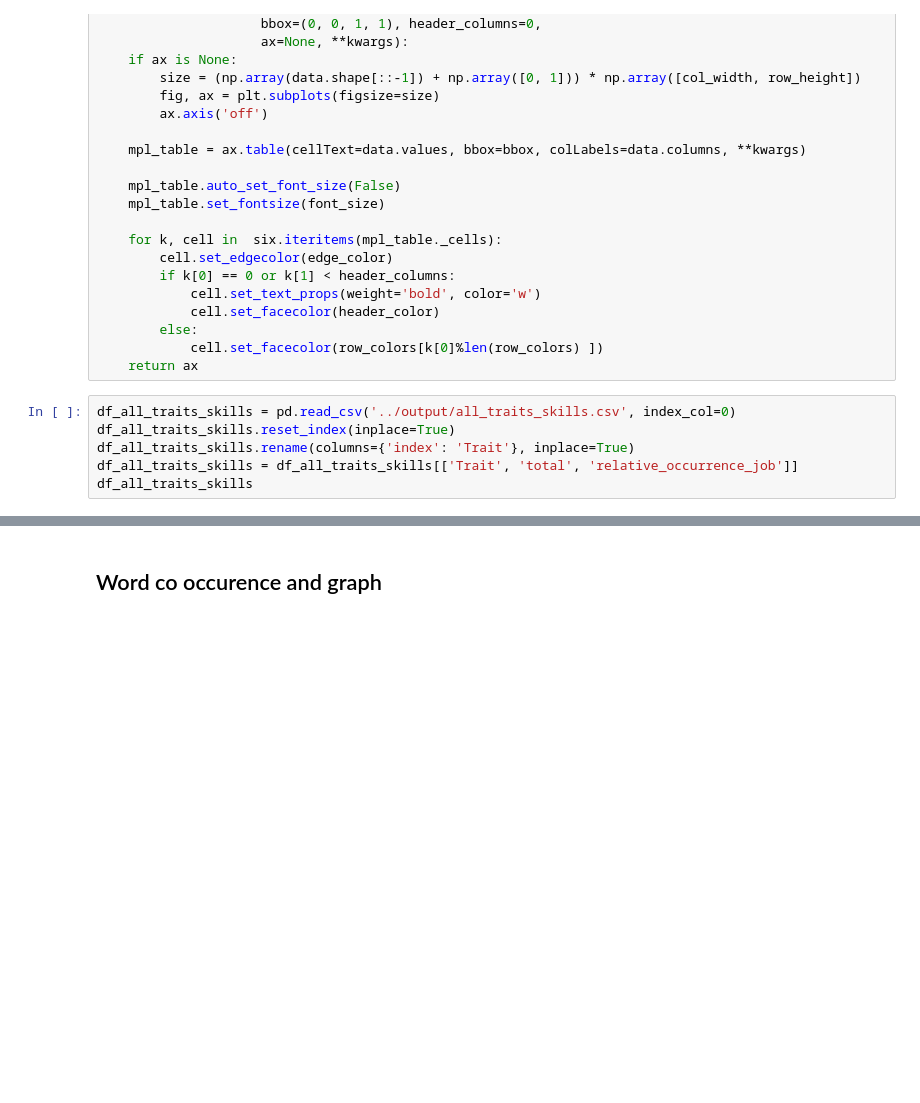
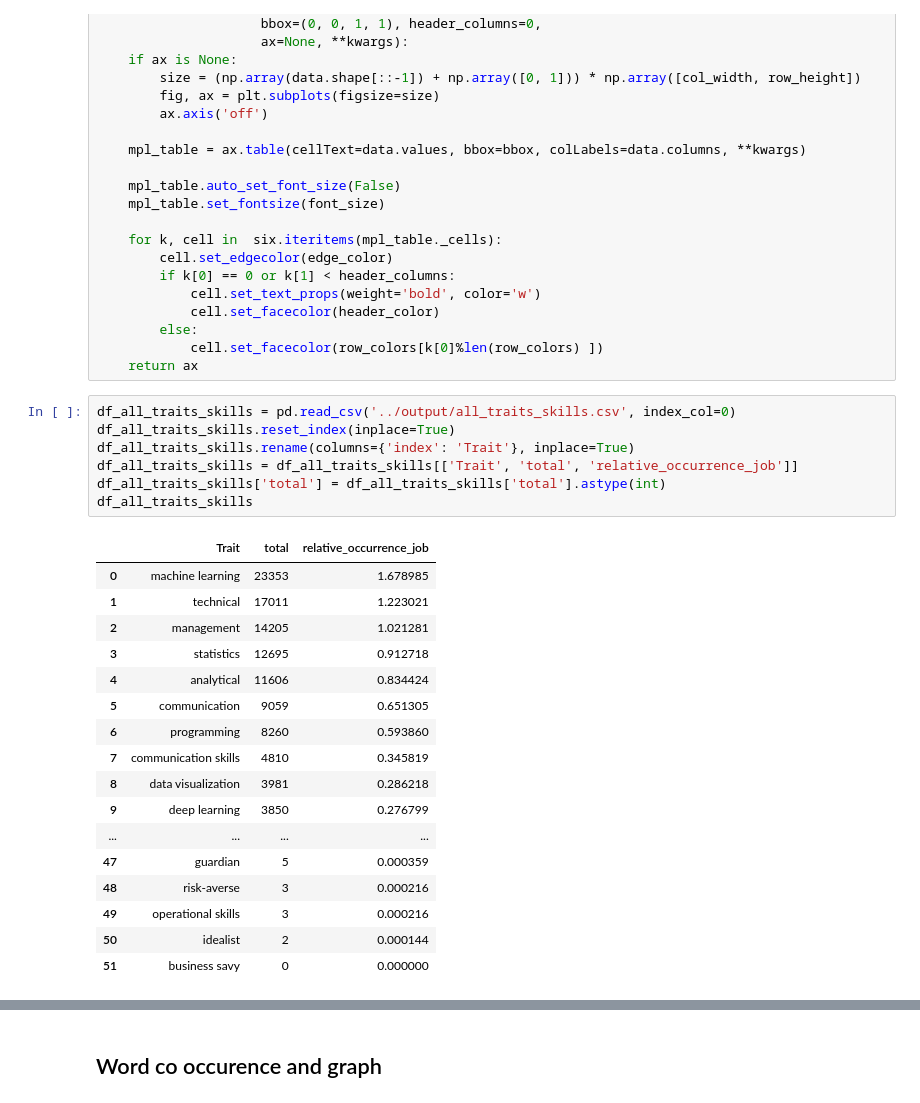
Before and after one commit to Cing2/2AMD20_knowledge, a Jupyter notebook: analysis/jop_postings.ipynb, the cells around one changed output, grey strips where cells are left out. Cells and saved outputs as stored; diff of their text form; blank space fills up the shorter version.

```diff
--- a/analysis/jop_postings.ipynb
+++ b/analysis/jop_postings.ipynb
@@ -451,9 +451,28 @@ def render_mpl_table(data, col_width=3.0, row_height=0.625, font_size=14,
 # %%
 df_all_traits_skills = pd.read_csv('../output/all_traits_skills.csv', index_col=0)
 df_all_traits_skills.reset_index(inplace=True)
 df_all_traits_skills.rename(columns={'index': 'Trait'}, inplace=True)
 df_all_traits_skills = df_all_traits_skills[['Trait', 'total', 'relative_occurrence_job']]
+df_all_traits_skills['total'] = df_all_traits_skills['total'].astype(int)
 df_all_traits_skills
+# %% [output]
+|  | Trait | total | relative_occurrence_job |
+| 0 | machine learning | 23353 | 1.678985 |
+| 1 | technical | 17011 | 1.223021 |
+| 2 | management | 14205 | 1.021281 |
+| 3 | statistics | 12695 | 0.912718 |
+| 4 | analytical | 11606 | 0.834424 |
+| 5 | communication | 9059 | 0.651305 |
+| 6 | programming | 8260 | 0.593860 |
+| 7 | communication skills | 4810 | 0.345819 |
+| 8 | data visualization | 3981 | 0.286218 |
+| 9 | deep learning | 3850 | 0.276799 |
+| ... | ... | ... | ... |
+| 47 | guardian | 5 | 0.000359 |
+| 48 | risk-averse | 3 | 0.000216 |
+| 49 | operational skills | 3 | 0.000216 |
+| 50 | idealist | 2 | 0.000144 |
+| 51 | business savy | 0 | 0.000000 |
 # %%
 import matplotlib.pyplot as plt
 render_mpl_table(df_all_traits_skills, header_columns=0, col_width=4.5, colWidths=(25, 10, 20))
```
Also changed, not shown: parts of 2 cells of this notebook, 2 other files.
